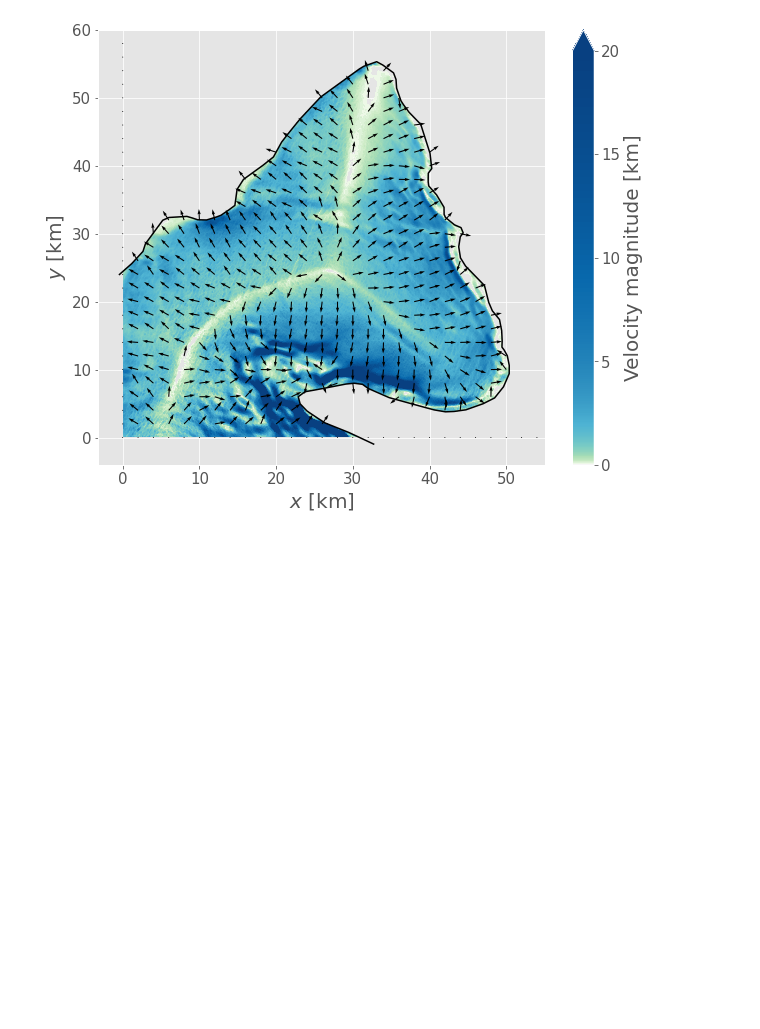
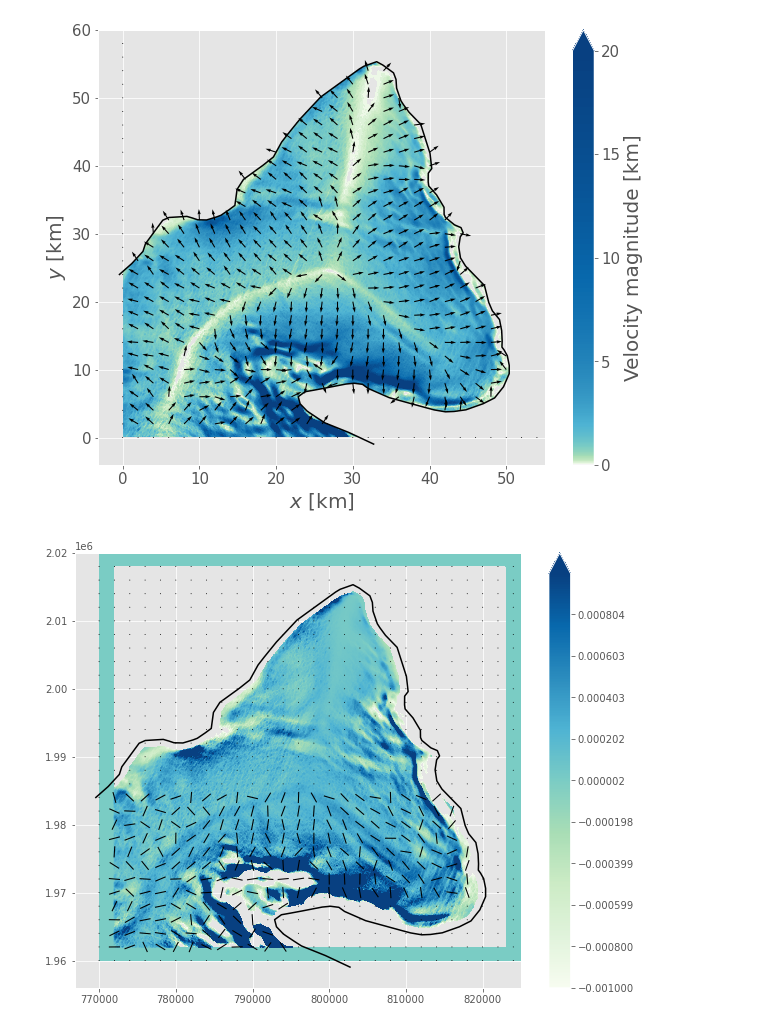
Before and after one commit to henryclara/Anisotropy_SIA, a Jupyter notebook: src/PlotData.ipynb, the cells around one changed output. Cells and saved outputs as stored; diff of their text form; code cells hidden in the pictures; blank space fills up the shorter version.

```diff
--- a/src/PlotData.ipynb
+++ b/src/PlotData.ipynb
@@ -102,14 +102,25 @@ exx = np.zeros_like(surf)
 eyy = np.zeros_like(surf)
 exy = np.zeros_like(surf)
 
-d = 50
+d = 10
 
 for i in range(2*d, I-2*d):
     for j in range(2*d, J-2*d):
+#        di = d
+#        dj = d
+#        while any([ np.isnan(vel_x[i][j+dj]), np.isnan(vel_x[i][j-dj])]) and dj > 2:
+#            dj = dj - 1
+#        while any([ np.isnan(vel_x[i+di][j]), np.isnan(vel_x[i-di][j])]) and di > 2:
+#            di = di - 1
         exx[i][j] = (vel_x[i][j+d] - vel_x[i][j-d])/(d*dist*2)
         eyy[i][j] = (vel_y[i+d][j] - vel_y[i-d][j])/(d*dist*2)
         exy[i][j] = 0.5*((vel_y[i][j+d] - vel_y[i][j-d])/(d*dist*2)\
                        + (vel_x[i+d][j] - vel_x[i-d][j])/(d*dist*2))
+
+#        exx[i][j] = (vel_x[i][j+dj] - vel_x[i][j-dj])/(dj*dist*2)
+#        eyy[i][j] = (vel_y[i+di][j] - vel_y[i-di][j])/(di*dist*2)
+#        exy[i][j] = 0.5*((vel_y[i][j+dj] - vel_y[i][j-dj])/(dj*dist*2)\
+#                       + (vel_x[i+di][j] - vel_x[i-di][j])/(di*dist*2))
 # %%
 
 # Eigenvector data structure initialisation
@@ -219,12 +230,15 @@ fig.savefig('HammarryggenVelocity.jpg', format='jpg', dpi=700, bbox_inches = "ti
 [figure]
 # %%
 fig, ax = plt.subplots(1, 1, figsize=(10, 8))
-levels2 = np.linspace(0,0.001,500)
+levels2 = np.linspace(-0.001,0.001,500)
 #levels2 = np.linspace(0,0.005,500)
-CS = ax.contourf(grid_x, grid_y, e_total, levels=levels2, cmap=plt.cm.YlOrRd, locator=ticker.LogLocator(), extend='max')
+CS = ax.contourf(grid_x, grid_y, e_total, levels=levels2, cmap=plt.cm.GnBu, extend='max')
+#CS = ax.contourf(grid_x, grid_y, e_total, levels=levels2, cmap=plt.cm.GnBu, locator=ticker.LogLocator(), extend='max')
 
 skip2 = (slice(None, None, 20), slice(None, None, 20))
 ax.quiver(grid_x[skip2], grid_y[skip2], v1_max[skip2], v2_max[skip2], scale=40, pivot='mid', headlength=0, headwidth=1)
 ax.plot(data_GL_reduced['X'], data_GL_reduced['Y'], color='black')
 cbar = fig.colorbar(CS)
 #ax.tick_params(color='w', labelcolor='w')
+# %% [output]
+[figure, added]
```
Also changed, not shown: parts of 4 cells of this notebook, 1 other file.
